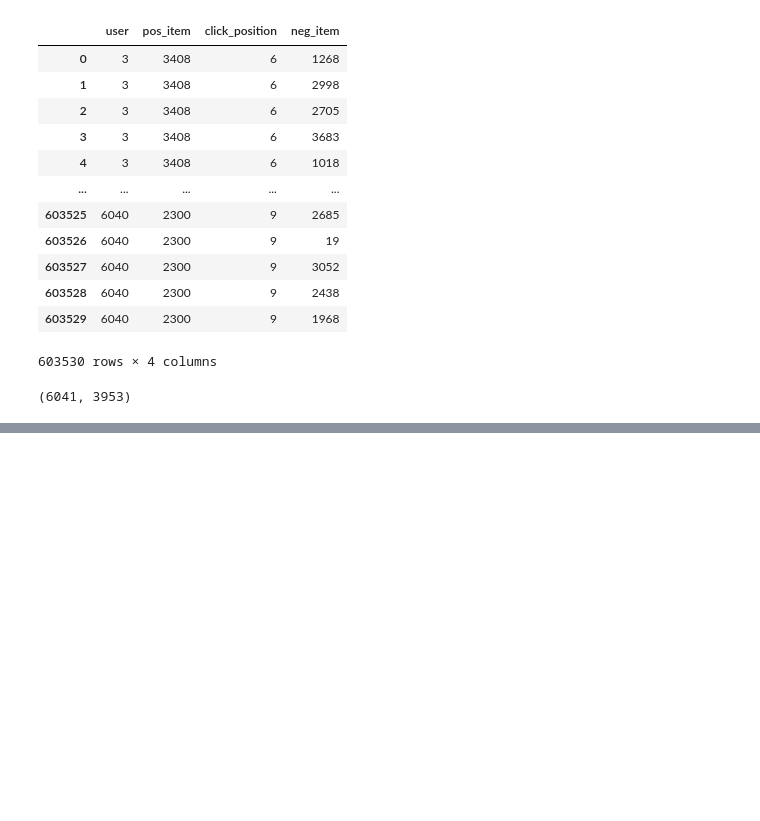
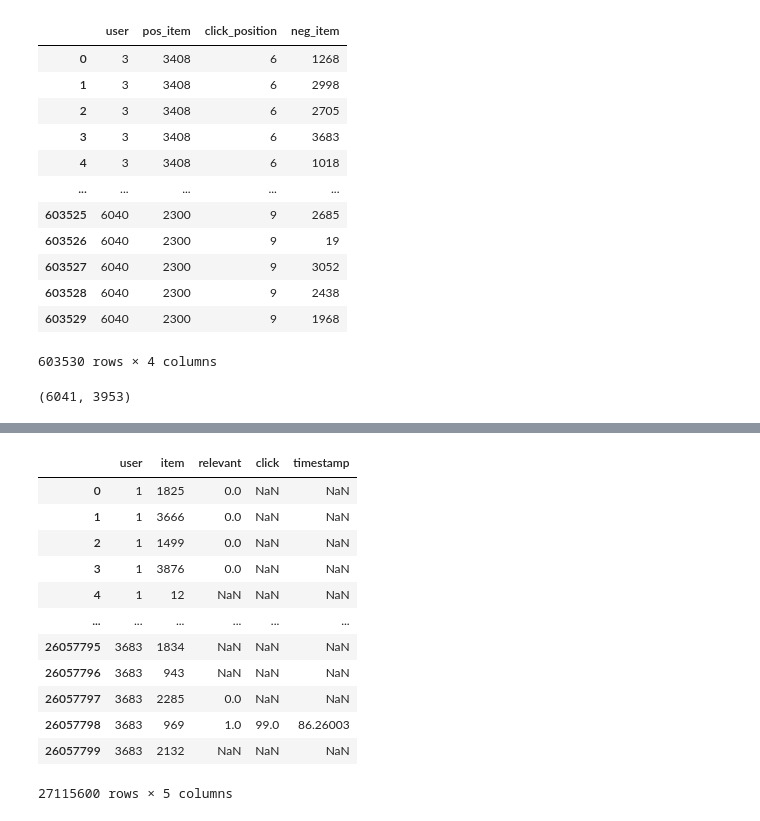
Before and after one commit to caiotda/dynamicTasteDistortion, a Jupyter notebook: simulation/02a-no-calibration-dynamic-recommendation-simulation.ipynb, the cells around one changed output, grey strips where cells are left out. Drawn from its saved outputs; the diff is of its cells as text; code cells hidden in the pictures; blank space fills up the shorter version.

```diff
--- a/simulation/02a-no-calibration-dynamic-recommendation-simulation.ipynb
+++ b/simulation/02a-no-calibration-dynamic-recommendation-simulation.ipynb
@@ -303,0 +359,16 @@ feedback_final, maces = simulate(
+# %%
+feedback_final
+# %% [output]
+|  | user | item | relevant | click | timestamp |
+| 0 | 1 | 1825 | 0.0 | NaN | NaN |
+| 1 | 1 | 3666 | 0.0 | NaN | NaN |
+| 2 | 1 | 1499 | 0.0 | NaN | NaN |
+| 3 | 1 | 3876 | 0.0 | NaN | NaN |
+| 4 | 1 | 12 | NaN | NaN | NaN |
+| ... | ... | ... | ... | ... | ... |
+| 26057795 | 3683 | 1834 | NaN | NaN | NaN |
+| 26057796 | 3683 | 943 | NaN | NaN | NaN |
+| 26057797 | 3683 | 2285 | 0.0 | NaN | NaN |
+| 26057798 | 3683 | 969 | 1.0 | 99.0 | 86.26003 |
+| 26057799 | 3683 | 2132 | NaN | NaN | NaN |
+27115600 rows × 5 columns
```
Also changed, not shown: parts of 8 cells of this notebook.
